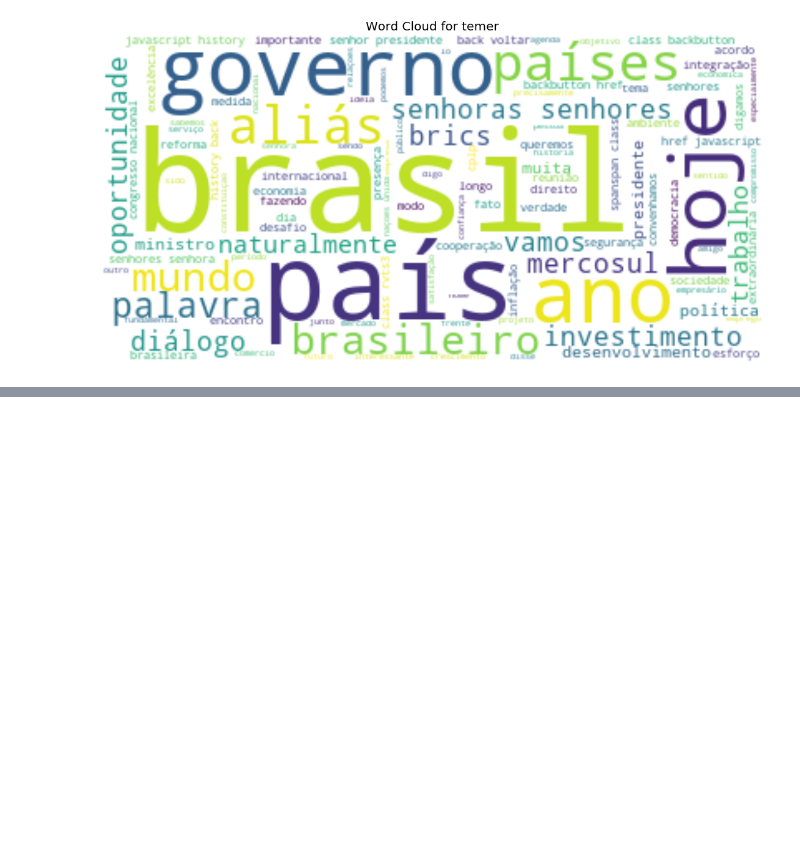
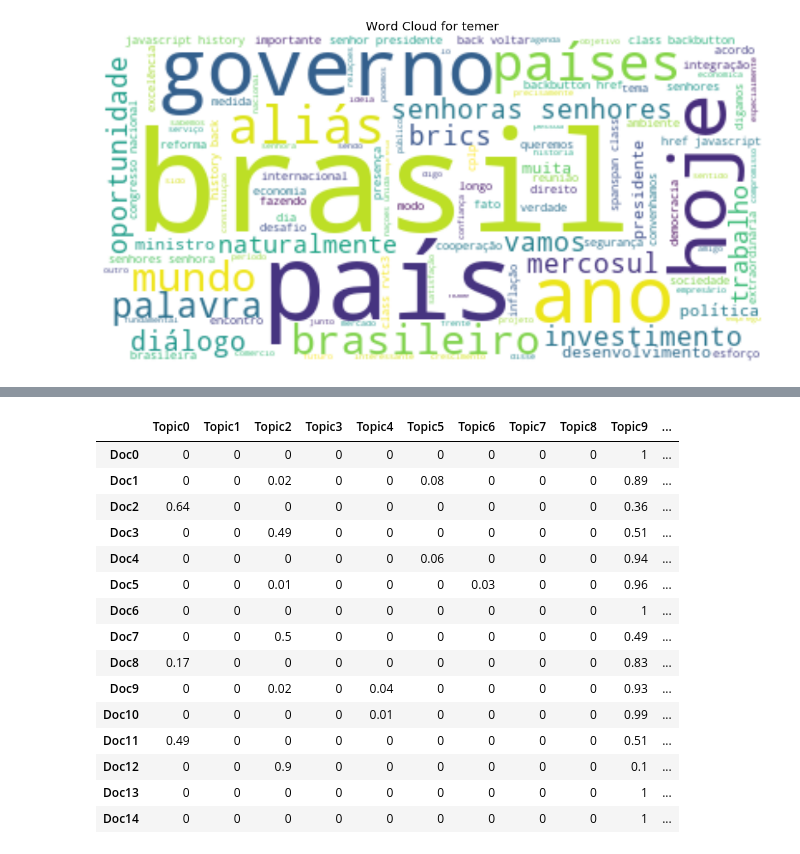
Before and after one commit to fclesio/lda-brazilian-books, a Jupyter notebook: src/lda-presidential-speeches.ipynb, the cells around one changed output, grey strips where cells are left out. Saved outputs shown, nothing was run; the diff lists cells and outputs as text; code cells hidden in the pictures; blank space fills up the shorter version.

```diff
--- a/src/lda-presidential-speeches.ipynb
+++ b/src/lda-presidential-speeches.ipynb
@@ -813,0 +1182,3 @@ get_wordcloud(df_speech_consolidated, 'bolsonaro')
+# %%
+lda_model_dilma, data_vectorized_dilma, data_dilma, lda_output_dilma, vectorizer_dilma = \
+    get_topics(df_speech_consolidated_dilma, n_components=10, number_words=10)
@@ -813,0 +1300,24 @@ get_wordcloud(df_speech_consolidated, 'bolsonaro')
+# %%
+df_topic_per_document_dilma_styled, df_topic_per_document_dilma = \
+    get_topic_per_document(lda_model_dilma,
+                           data_vectorized_dilma,
+                           data_dilma,
+                           lda_output_dilma)
+df_topic_per_document_dilma_styled
+# %% [output]
+|  | Topic0 | Topic1 | Topic2 | Topic3 | Topic4 | Topic5 | Topic6 | Topic7 | Topic8 | Topic9 | ... |
+| Doc0 | 0 | 0 | 0 | 0 | 0 | 0 | 0 | 0 | 0 | 1 | ... |
+| Doc1 | 0 | 0 | 0.02 | 0 | 0 | 0.08 | 0 | 0 | 0 | 0.89 | ... |
+| Doc2 | 0.64 | 0 | 0 | 0 | 0 | 0 | 0 | 0 | 0 | 0.36 | ... |
+| Doc3 | 0 | 0 | 0.49 | 0 | 0 | 0 | 0 | 0 | 0 | 0.51 | ... |
+| Doc4 | 0 | 0 | 0 | 0 | 0 | 0.06 | 0 | 0 | 0 | 0.94 | ... |
+| Doc5 | 0 | 0 | 0.01 | 0 | 0 | 0 | 0.03 | 0 | 0 | 0.96 | ... |
+| Doc6 | 0 | 0 | 0 | 0 | 0 | 0 | 0 | 0 | 0 | 1 | ... |
+| Doc7 | 0 | 0 | 0.5 | 0 | 0 | 0 | 0 | 0 | 0 | 0.49 | ... |
+| Doc8 | 0.17 | 0 | 0 | 0 | 0 | 0 | 0 | 0 | 0 | 0.83 | ... |
+| Doc9 | 0 | 0 | 0.02 | 0 | 0.04 | 0 | 0 | 0 | 0 | 0.93 | ... |
+| Doc10 | 0 | 0 | 0 | 0 | 0.01 | 0 | 0 | 0 | 0 | 0.99 | ... |
+| Doc11 | 0.49 | 0 | 0 | 0 | 0 | 0 | 0 | 0 | 0 | 0.51 | ... |
+| Doc12 | 0 | 0 | 0.9 | 0 | 0 | 0 | 0 | 0 | 0 | 0.1 | ... |
+| Doc13 | 0 | 0 | 0 | 0 | 0 | 0 | 0 | 0 | 0 | 1 | ... |
+| Doc14 | 0 | 0 | 0 | 0 | 0 | 0 | 0 | 0 | 0 | 1 | ... |
```
Also changed, not shown: parts of 37 cells of this notebook.
